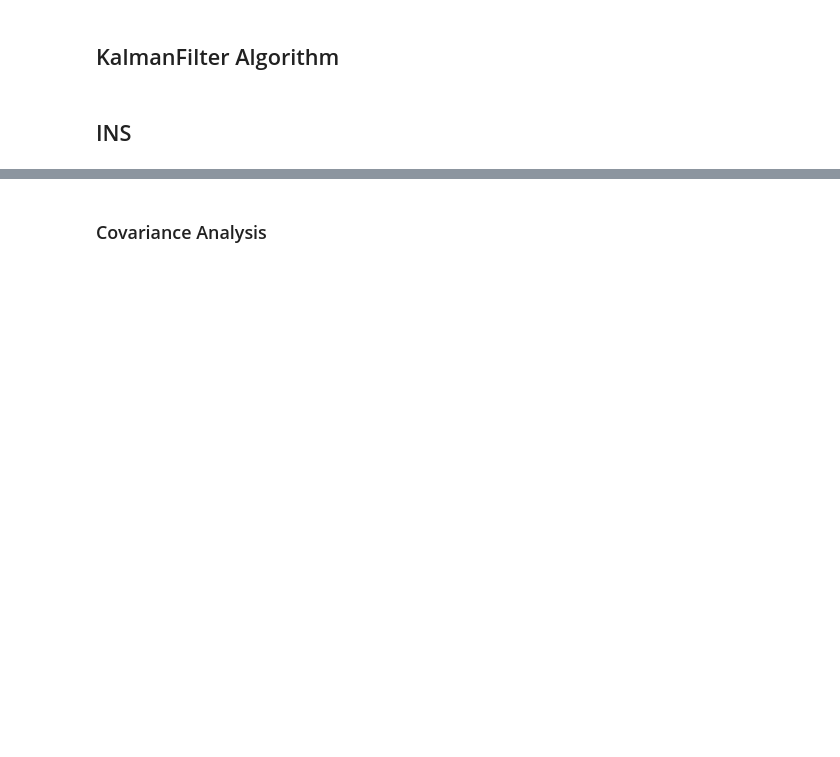
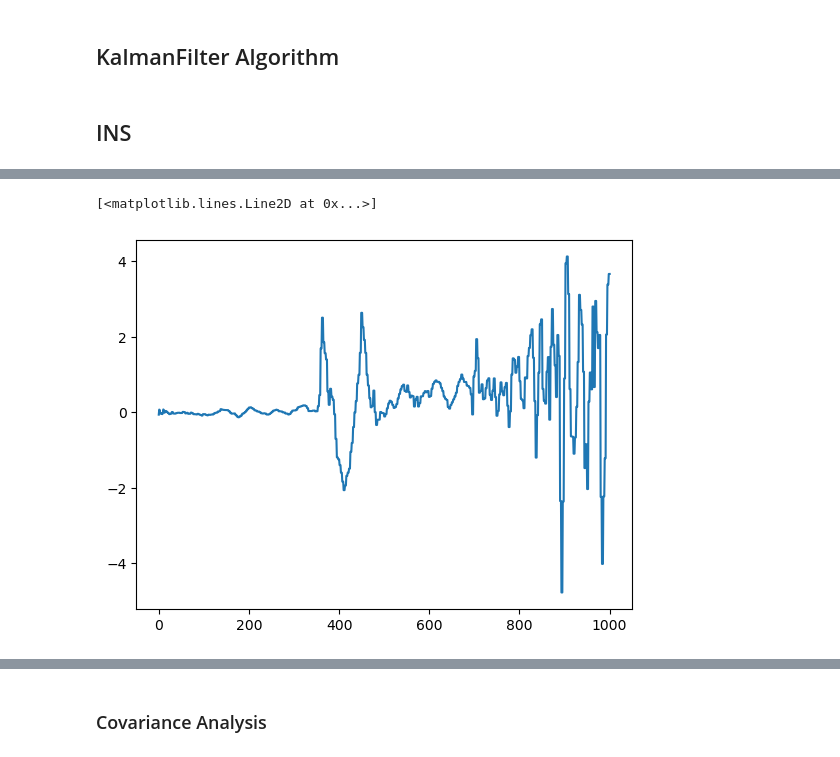
Before and after one commit to JaehoJang-Ipinlabs/ipinlabs.sensorio, a Jupyter notebook: KF_refactoring.ipynb, the cells around one changed output, grey strips where cells are left out. Drawn from its saved outputs; the diff is of its cells as text; code cells hidden in the pictures; blank space fills up the shorter version.

```diff
--- a/KF_refactoring.ipynb
+++ b/KF_refactoring.ipynb
@@ -701,0 +761,5 @@ NameError: name 'dt' is not defined
+# %%
+plt.plot(np.array(bar)[:,1])
+# %% [output]
+[<matplotlib.lines.Line2D at 0x...>]
+[figure, added]
```
Also changed, not shown: parts of 12 cells of this notebook.
